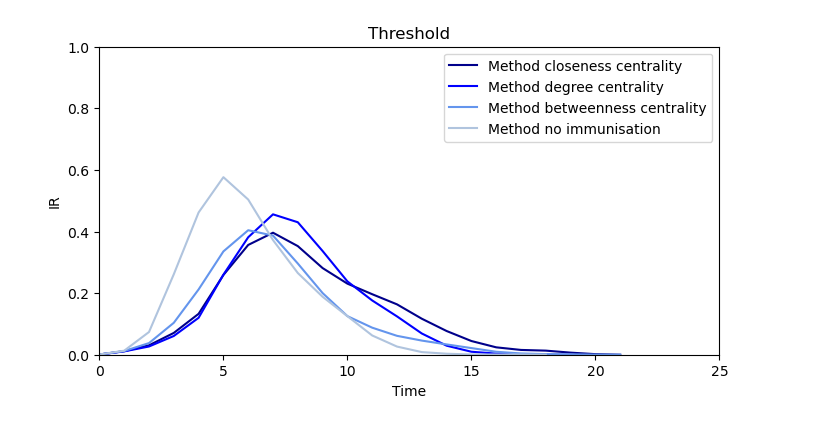
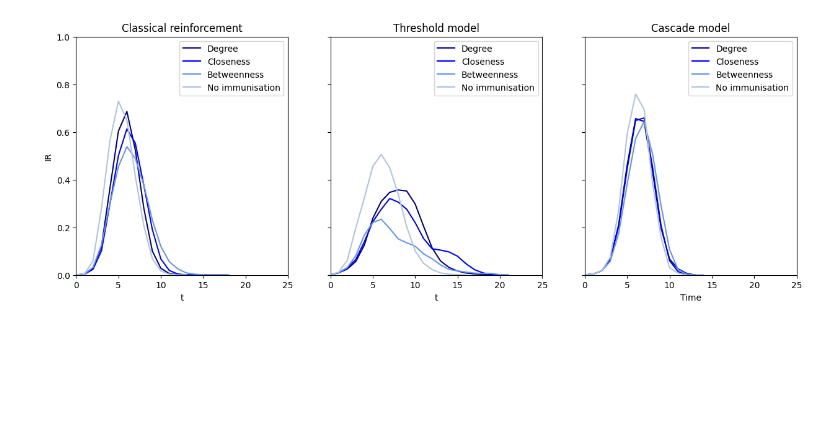
Before and after one commit to IdaUgilt/NA_project_facebook_friendships, a Jupyter notebook: immunity2.ipynb, the cells around one changed output. Cells and saved outputs as stored; diff of their text form; code cells hidden in the pictures; blank space fills up the shorter version.

Commit message:
Immunity 1 and 2

```diff
--- a/immunity2.ipynb
+++ b/immunity2.ipynb
@@ -20,4 +47,6 @@ random_node = random.choice([i for i in range(G.number_of_nodes())])
 # Select multiple random nodes
 random_nodes = random.sample(sorted(G.nodes()), num_random_nodes)
 
-random_nodes
+# Check that the set of random starting is not in the set of immunized nodes.
+while (set(random_nodes) & set(immune_nodes_degree)) or (set(random_nodes) & set(immune_nodes_closeness)) or (set(random_nodes) & set(immune_nodes_betweenness)):
+    random_nodes = random.sample(sorted(G.nodes()), num_random_nodes)
@@ -223,32 +75,50 @@ classical_immunity = [
+# %%
+threshold_immunity = [
+    threshold_degree_immune_100,
+    threshold_closeness_immune_100,
+    threshold_between_immune_100,
+    threshold_degree
+]
+# %%
+classical_immunity = [
+    classical_degree_immune_100,
+    classical_closeness_immune_100,
+    classical_between_immune_100,
+    classical_random
+]
+# %%
+data_frames = [classical_immunity, threshold_immunity, cascade_immunity]
 # %%
-def plot_immune(data_frames):
-    methods = ['closeness centrality', 'degree centrality', 'betweenness centrality','no immunisation']
-    # Define a custom color palette
-    custom_palette = ['darkblue', 'blue', 'cornflowerblue', 'lightsteelblue']  # Add more colors if needed
+methods = ['Degree', 'Closeness', 'Betweenness','No immunisation']
 
-    # Set the size of the plot
-    plt.figure(figsize=(8, 4))  # Adjust the width and height as needed
+# Define a custom color palette
+custom_palette = ['darkblue', 'blue', 'cornflowerblue', 'lightsteelblue']  # Add more colors if needed
 
-    # Create a graph with the different df's
-    for i, df_data in enumerate(data_frames):
-        sns.lineplot(data=df_data, x='t', y='IR', label=f'Method {methods[i]}', color=custom_palette[i])
+# Set the size of the plot
+fig, ax = plt.subplots(1, 3, figsize=(15, 5), sharex=True, sharey=True)  # Adjust the width and height as needed
 
-    # Add legend
-    plt.legend()
+# Create a graph with the different df's
+for i, data_frame in enumerate(data_frames):
+    for j, df_data in enumerate(data_frame):
+        sns.lineplot(data=df_data, x='t', y='IR', label=f'{methods[j]}', color=custom_palette[j], ax=ax[i])
 
-    # Add labels and title if needed
-    plt.xlabel('Time')
-    plt.ylabel('IR')
-    plt.title('Threshold')
+# Add legend
+plt.legend()
 
-    # Set x and y axis limits
-    plt.xlim(0, 25)
-    plt.ylim(0, 1)
-    plt.savefig('Immunity_threshold.png')
+# Add labels and title if needed
+plt.xlabel('Time')
+plt.ylabel('IR')
 
-    # Show the plot
-    plt.show()
+ax[0].set_title('Classical reinforcement')
+ax[1].set_title('Threshold model')
+ax[2].set_title('Cascade model')
+
+# Set x and y axis limits
+plt.xlim(0, 25)
+plt.ylim(0, 1)
+plt.savefig('Immunity.png')
+
+# Show the plot
+plt.show()
+# %% [output]
+[figure, added]
-# %%
-plot_immune(threshold_immunity)
-# %% [output]
-[figure, removed]
```
Also changed, not shown: parts of 23 cells of this notebook.
